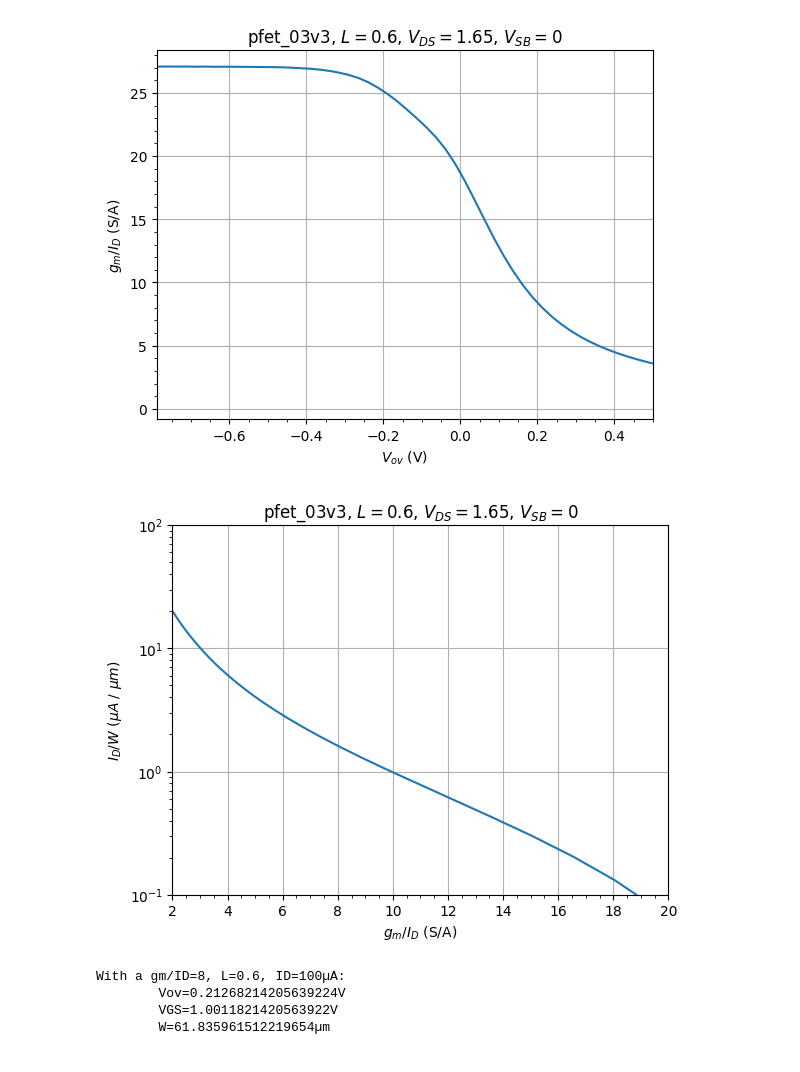
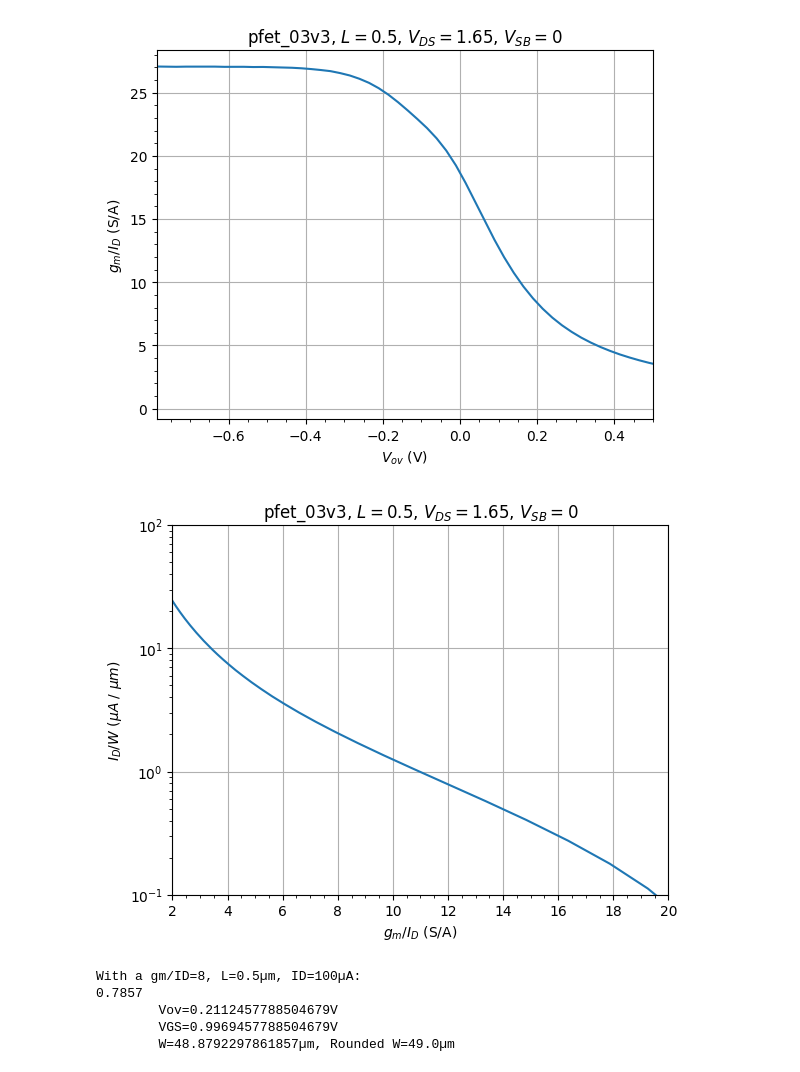
Before and after one commit to ushan-fernando/SSCS-Chipathon-2025-Team-FPTA, a Jupyter notebook: designs/gmid-design/python-notebooks/pmos_transistor_gmid_design.ipynb, the cells around one changed output. Saved outputs shown, nothing was run; the diff lists cells and outputs as text; code cells hidden in the pictures.

```diff
--- a/designs/gmid-design/python-notebooks/pmos_transistor_gmid_design.ipynb
+++ b/designs/gmid-design/python-notebooks/pmos_transistor_gmid_design.ipynb
@@ -34,32 +34,32 @@ plt.show()
 [figure]
 # %%
 # Make a plot of ID/W against gm/ID
-L = 0.6
+L = 0.5
 VDS = 1.65
 VSB = 0
 
 gm_ID = pmos.lookup("GM_ID", L=L, VDS=VDS, VSB=VSB)
 ID_W = pmos.lookup("ID_W", L=L, VDS=VDS, VSB=VSB)/1e-6
 
 plt.semilogy(gm_ID, ID_W)
 plt.ylabel(r"$I_D/W$ ($\mu A$ / $\mu m$)")
 plt.xlabel(r"$g_m/I_D$ (S/A)")
 plt.title('pfet_03v3'+', $L=$'+str(L)+', $V_{DS}=$'+str(VDS)+', $V_{SB}=$'+str(VSB))
 plt.xlim(2, 20)
 plt.ylim(0.1, 100)
 plt.grid()
 plt.minorticks_on()
 plt.show()
 # %% [output]
-[figure, old version]
+[figure, new version]
 # %%
-L = 0.6
+L = 0.5
 VDS = 1.65
 VSB = 0
 gm_ID = 8
 ID = 100
 
-print("With a gm/ID="+str(gm_ID)+", L="+str(L)+", ID="+str(ID)+"µA:")
+print("With a gm/ID="+str(gm_ID)+", L="+str(L)+"µm, ID="+str(ID)+"µA:")
 
 VGS = pmos.look_upVGS(GM_ID=gm_ID, VDS=VDS, VSB=VSB, L=L)
 VT = pmos.lookup("VT", VGS=VGS, VDS=VDS, VSB=VSB, L=L)
@@ -68,9 +68,10 @@ print(f"\tVGS="+str(VGS)+"V")
 
 JD = pmos.lookup("ID_W", GM_ID=gm_ID, L=L)/1e-6
 W = ID/JD
-print(f"\tW="+str(W)+"µm")
+print(f"\tW="+str(W)+"µm"+", Rounded W="+str(round(W*2)/2)+"µm")
 # %% [output]
-With a gm/ID=8, L=0.6, ID=100µA:
-        Vov=0.21268214205639224V
-        VGS=1.0011821420563922V
-        W=61.835961512219654µm
+With a gm/ID=8, L=0.5µm, ID=100µA:
+0.7857
+        Vov=0.2112457788504679V
+        VGS=0.9969457788504679V
+        W=48.8792297861857µm, Rounded W=49.0µm
```
Also changed, not shown: parts of 2 cells of this notebook, 27 other files.
